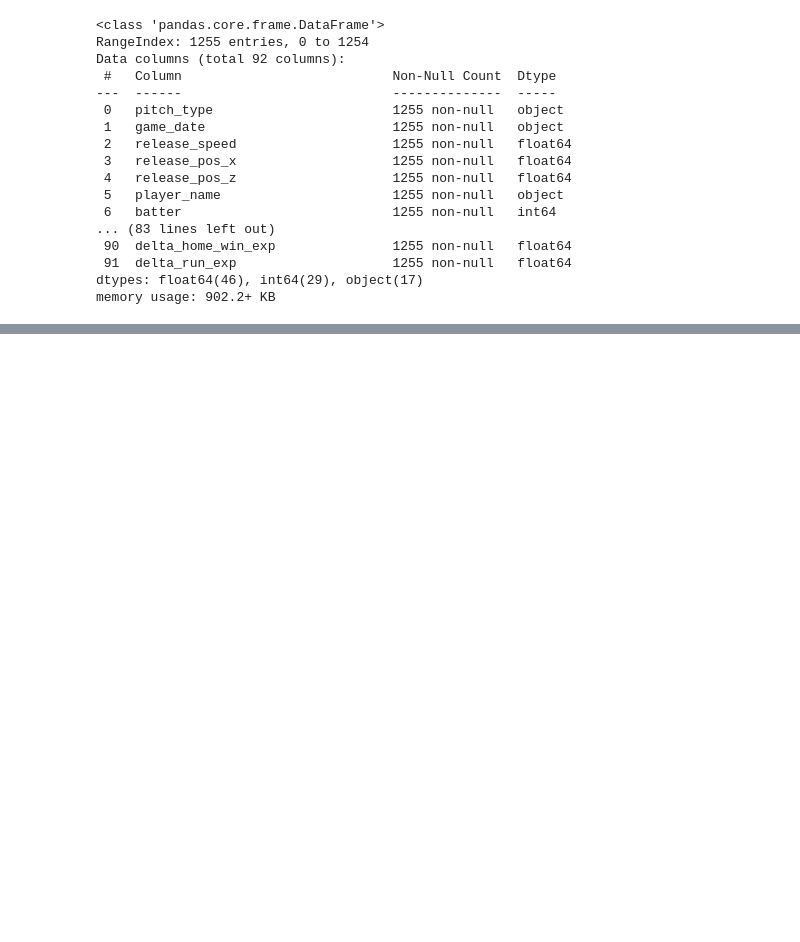
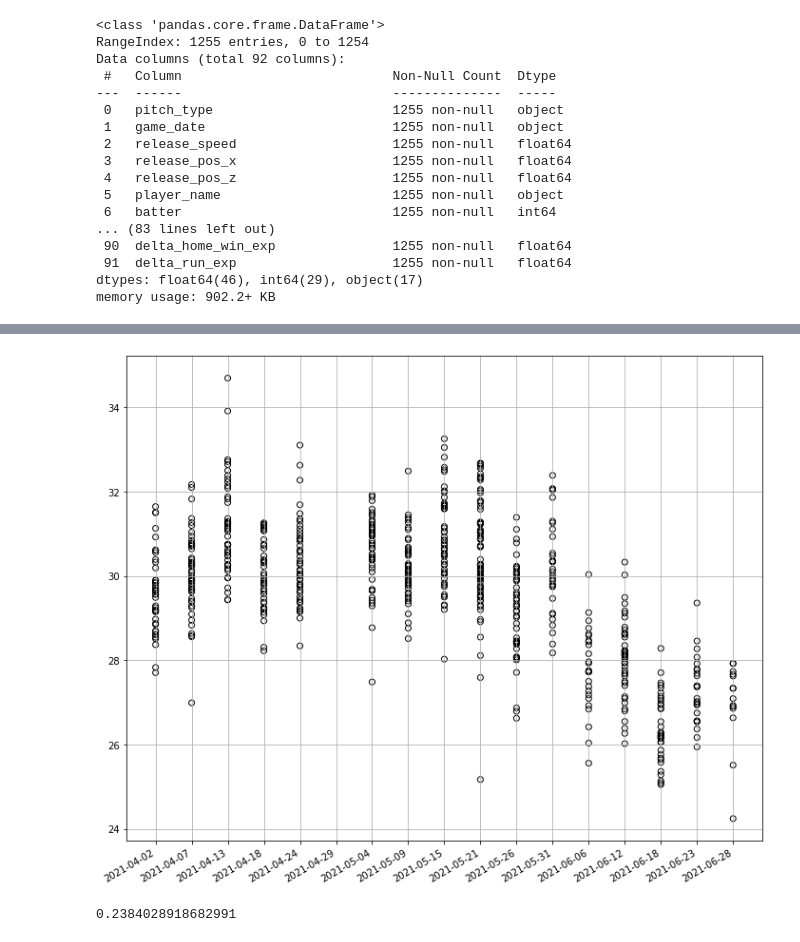
Before and after one commit to dsmcgraw/mlb_spin_rate, a Jupyter notebook: mlb_spin_rate_EDA.ipynb, the cells around one changed output, grey strips where cells are left out. Drawn from its saved outputs; the diff is of its cells as text; code cells hidden in the pictures; blank space fills up the shorter version.

```diff
--- a/mlb_spin_rate_EDA.ipynb
+++ b/mlb_spin_rate_EDA.ipynb
@@ -51,4 +53,4 @@ player_stats[['player_name', 'pitch_type', 'release_speed', 'release_spin_rate']
 # %%
 # add SVR (=spinrate/speed)
 player_stats['SVR'] = player_stats['release_spin_rate'] / player_stats['release_speed']
-player_stats[['player_name', 'pitch_type', 'game_date', 'SVR']]
+player_stats = player_stats[['player_name', 'pitch_type', 'game_date', 'SVR']]
@@ -69,6 +57,7 @@ player_stats[['player_name', 'pitch_type', 'game_date', 'SVR']]
 # %%
 # selct for pitches: FT, FF, CU, FC
-X = player_stats[player_stats['pitch_type'].isin(['FT', 'FC', 'CU', 'FC'])]
+#X = player_stats[player_stats['pitch_type'].isin(['FT', 'FF', 'CU', 'FC'])]
+X = player_stats[player_stats['pitch_type'].isin(['FT', 'FF'])]
 # %%
 X.shape
 # %% [output]
@@ -75,0 +74,19 @@ X.shape
+# %%
+X2 = X[['game_date', 'SVR']].copy()
+X2.sort_values(by='game_date', inplace=True)
+X2.set_index('game_date', inplace=True)
+# %%
+import matplotlib.pyplot as plt
+fig, ax = plt.subplots(figsize=(10,8))
+ax.scatter(X2.index.values, X2['SVR'], marker='o', edgecolor='k', facecolor='none')
+#ax.set_ylim(25, 40)
+ax.grid()
+plt.gcf().autofmt_xdate()
+plt.tight_layout()
+plt.show()
+# %% [output]
+[figure, added]
+# %%
+np.random.rand()
+# %% [output]
+0.2384028918682991
```
Also changed, not shown: parts of 9 cells of this notebook.
